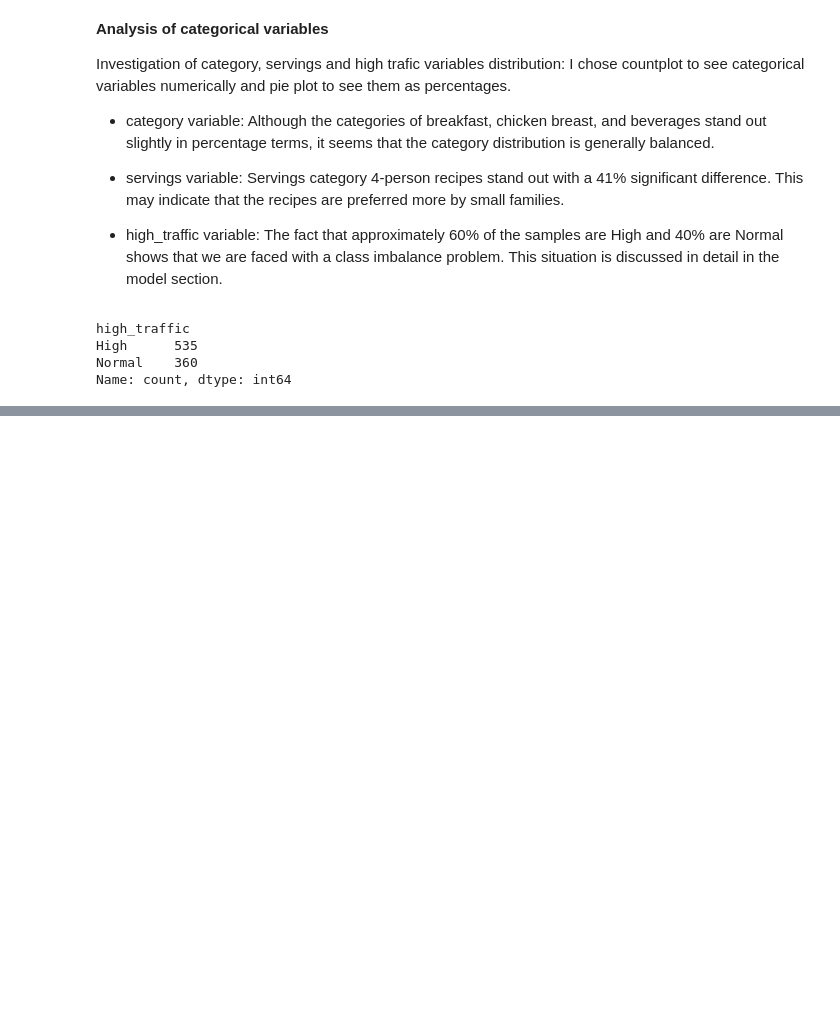
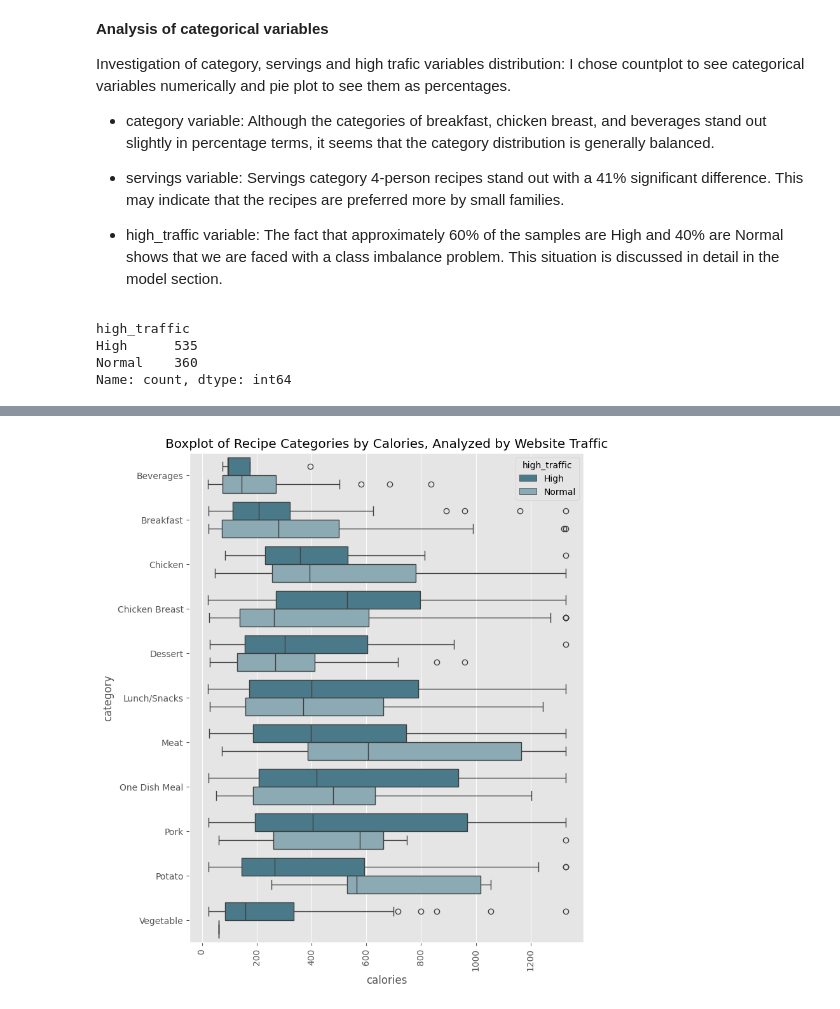
Before and after one commit to kntvrl/predicting_high_traffic_recipes_project, a Jupyter notebook: recipe.ipynb, the cells around one changed output, grey strips where cells are left out. Saved outputs shown, nothing was run; the diff lists cells and outputs as text; code cells hidden in the pictures; blank space fills up the shorter version.

```diff
--- a/recipe.ipynb
+++ b/recipe.ipynb
@@ -618,0 +660,8 @@ single_variable_multiple_plot(df,numeric=False)
+# %%
+plt.figure(figsize=(8, 10))
+sns.boxplot(data=df, x="calories",y="category",hue="high_traffic")
+plt.title("Boxplot of Recipe Categories by Calories, Analyzed by Website Traffic")
+plt.xticks(rotation=90)
+plt.show()
+# %% [output]
+[figure, added]
```
Also changed, not shown: parts of 28 cells of this notebook.
